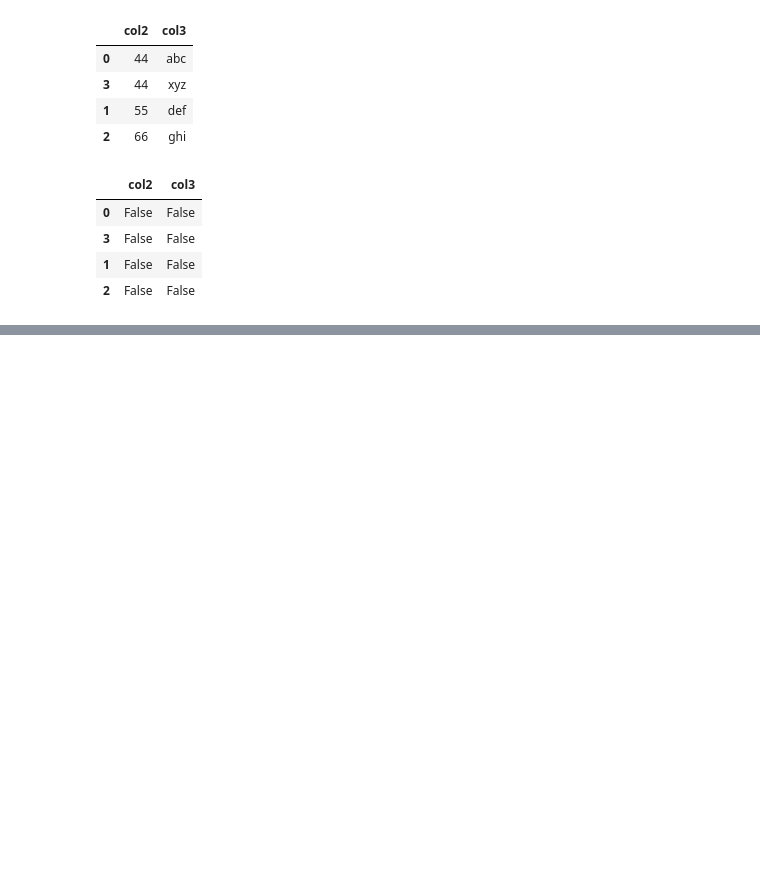
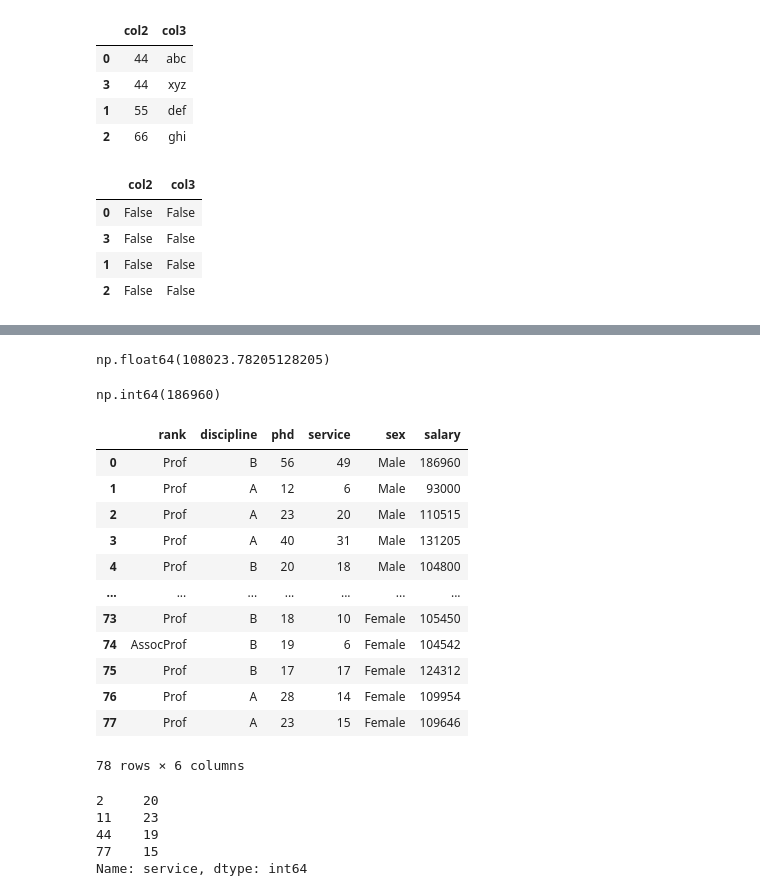
Before and after one commit to ashvikas23/DSL, a Jupyter notebook: prgm4.ipynb, the cells around one changed output, grey strips where cells are left out. Cells and saved outputs as stored; diff of their text form; code cells hidden in the pictures; blank space fills up the shorter version.

```diff
--- a/prgm4.ipynb
+++ b/prgm4.ipynb
@@ -330,0 +375,32 @@ df.isnull()
+# %%
+df['salary'].mean()
+# %% [output]
+np.float64(108023.78205128205)
+# %%
+df['salary'].max()
+# %% [output]
+np.int64(186960)
+# %%
+df
+# %% [output]
+|  | rank | discipline | phd | service | sex | salary |
+| 0 | Prof | B | 56 | 49 | Male | 186960 |
+| 1 | Prof | A | 12 | 6 | Male | 93000 |
+| 2 | Prof | A | 23 | 20 | Male | 110515 |
+| 3 | Prof | A | 40 | 31 | Male | 131205 |
+| 4 | Prof | B | 20 | 18 | Male | 104800 |
+| ... | ... | ... | ... | ... | ... | ... |
+| 73 | Prof | B | 18 | 10 | Female | 105450 |
+| 74 | AssocProf | B | 19 | 6 | Female | 104542 |
+| 75 | Prof | B | 17 | 17 | Female | 124312 |
+| 76 | Prof | A | 28 | 14 | Female | 109954 |
+| 77 | Prof | A | 23 | 15 | Female | 109646 |
+78 rows × 6 columns
+# %%
+df[df['phd'] == 23]['service']
+# %% [output]
+2     20
+11    23
+44    19
+77    15
+Name: service, dtype: int64
```
Also changed, not shown: parts of 13 cells of this notebook.
